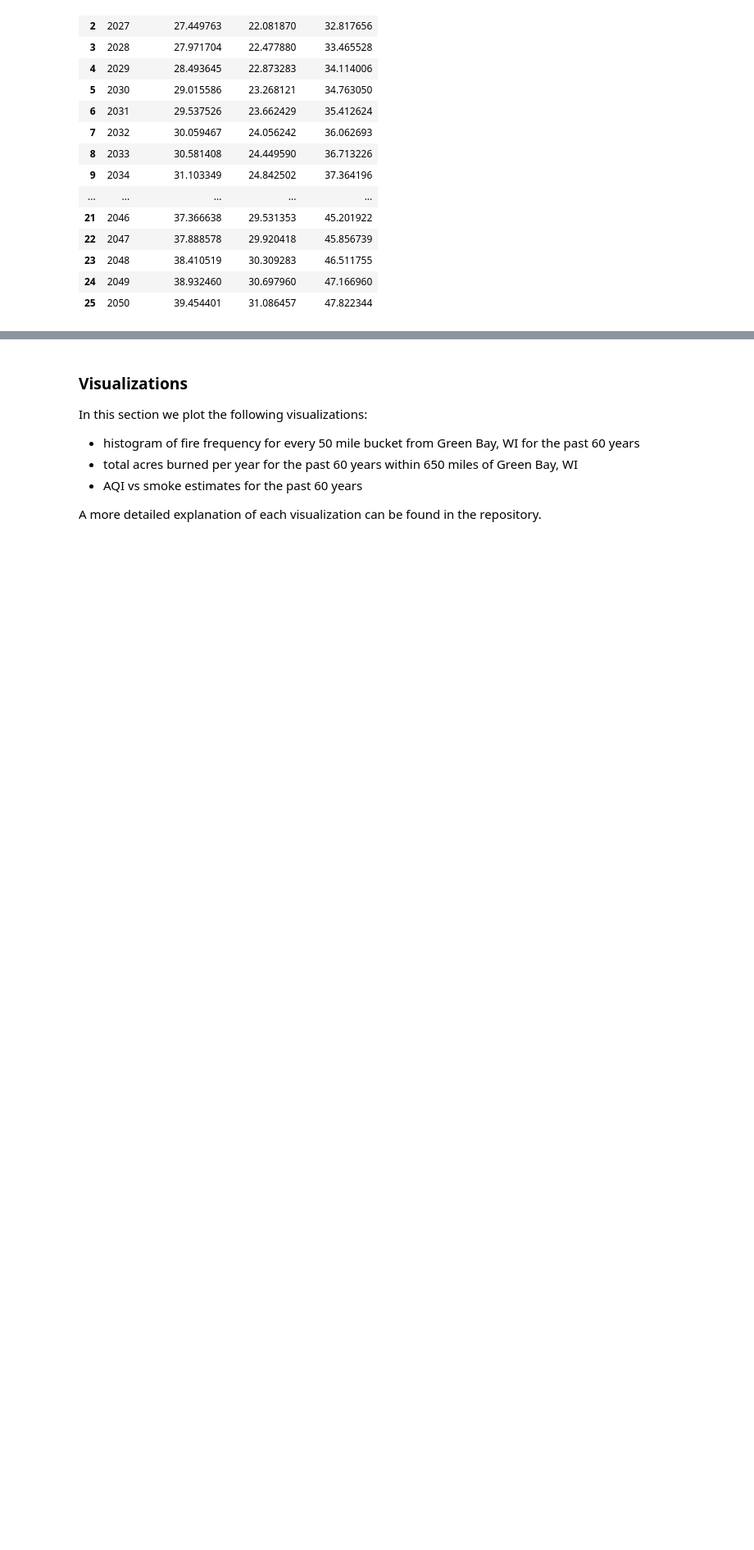
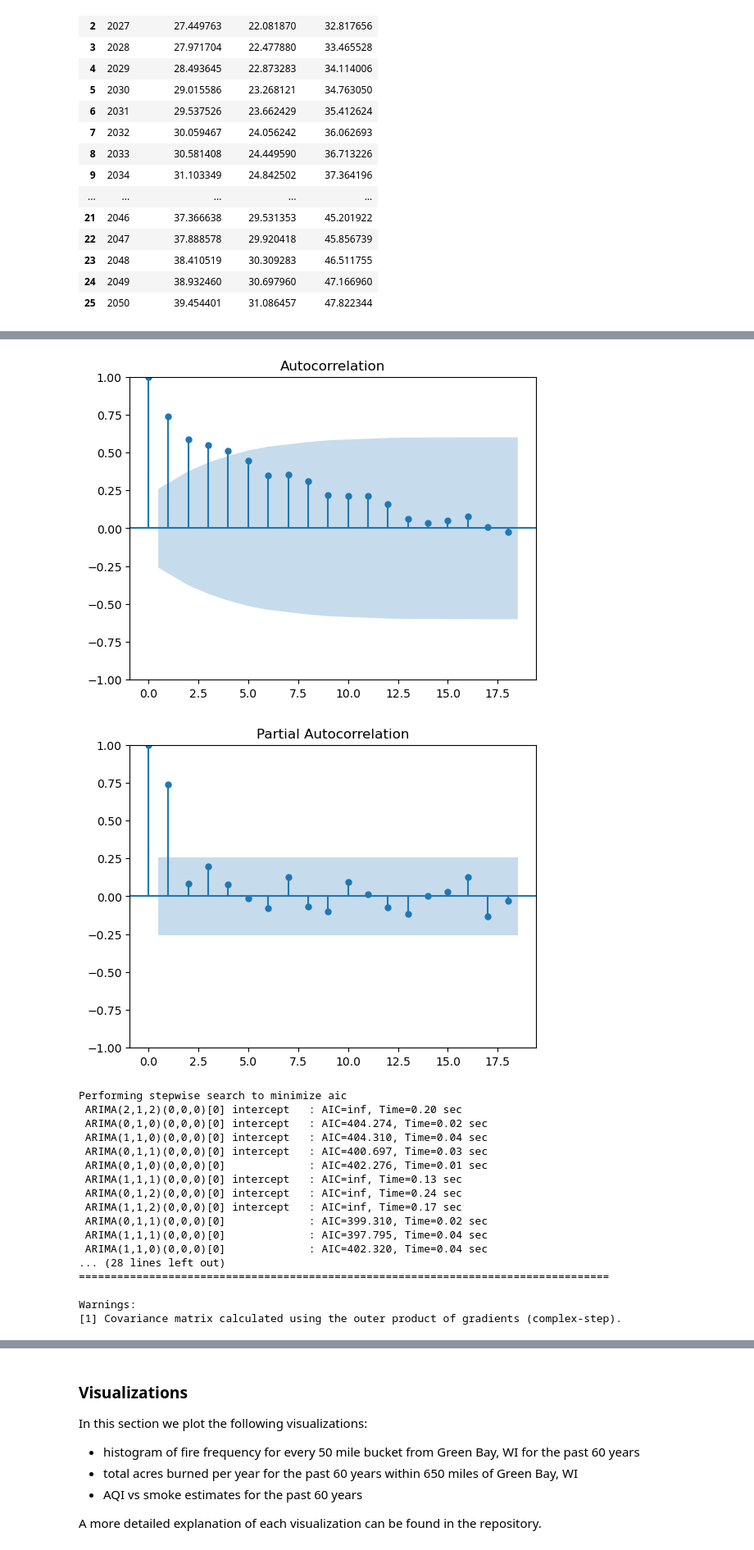
Before and after one commit to ezhang17/wildfire-analysis, a Jupyter notebook: common_analysis.ipynb, the cells around one changed output, grey strips where cells are left out. Shown: that part at 82% size. Drawn from its saved outputs; the diff is of its cells as text; code cells hidden in the pictures; blank space fills up the shorter version.

```diff
--- a/common_analysis.ipynb
+++ b/common_analysis.ipynb
@@ -1058,0 +1086,32 @@ We choose to use the model after adjusting for the outlier due to the improved R
+# %%
+# Plot ACF and PACF to determine order of AR/MA terms
+
+plot_acf(smoke_estimate_arima['Smoke_Estimate'])
+plot_pacf(smoke_estimate_arima['Smoke_Estimate'])
+plt.show()
+
+# Use Auto-ARIMA to find the best (p, d, q) parameters
+from pmdarima import auto_arima
+
+auto_model = auto_arima(smoke_estimate_arima['Smoke_Estimate'], seasonal=False, trace=True)
+print(auto_model.summary())
+# %% [output]
+[figure, added]
+[figure, added]
+Performing stepwise search to minimize aic
+ ARIMA(2,1,2)(0,0,0)[0] intercept   : AIC=inf, Time=0.20 sec
+ ARIMA(0,1,0)(0,0,0)[0] intercept   : AIC=404.274, Time=0.02 sec
+ ARIMA(1,1,0)(0,0,0)[0] intercept   : AIC=404.310, Time=0.04 sec
+ ARIMA(0,1,1)(0,0,0)[0] intercept   : AIC=400.697, Time=0.03 sec
+ ARIMA(0,1,0)(0,0,0)[0]             : AIC=402.276, Time=0.01 sec
+ ARIMA(1,1,1)(0,0,0)[0] intercept   : AIC=inf, Time=0.13 sec
+ ARIMA(0,1,2)(0,0,0)[0] intercept   : AIC=inf, Time=0.24 sec
+ ARIMA(1,1,2)(0,0,0)[0] intercept   : AIC=inf, Time=0.17 sec
+ ARIMA(0,1,1)(0,0,0)[0]             : AIC=399.310, Time=0.02 sec
+ ARIMA(1,1,1)(0,0,0)[0]             : AIC=397.795, Time=0.04 sec
+ ARIMA(1,1,0)(0,0,0)[0]             : AIC=402.320, Time=0.04 sec
+... (28 lines left out)
+===================================================================================
+
+Warnings:
+[1] Covariance matrix calculated using the outer product of gradients (complex-step).
```
Also changed, not shown: parts of 9 cells of this notebook.
